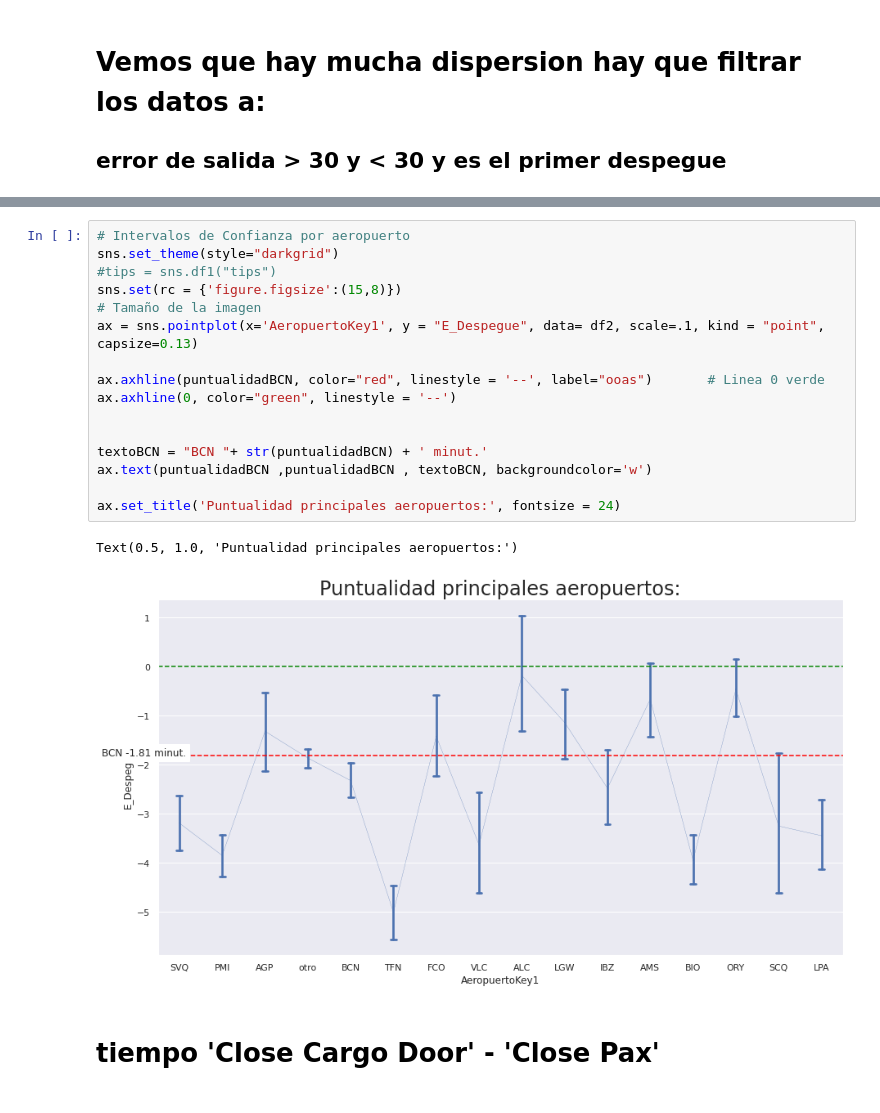
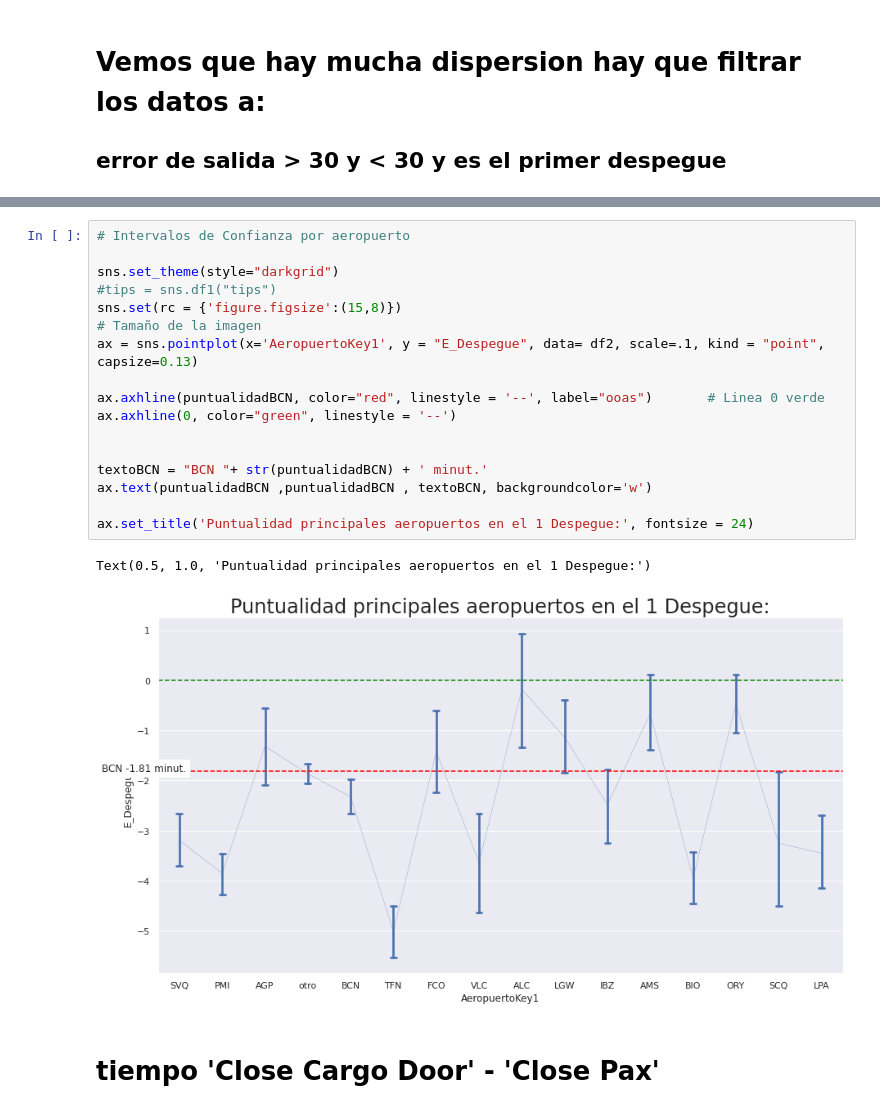
Before and after one commit to JMML2021/Analisis-Compa-ia-Aerea-Espa-ola, a Jupyter notebook: Calculo Vueling 2022 con codigos Rev G.ipynb, the cells around one changed output, grey strips where cells are left out. Cells and saved outputs as stored; diff of their text form.

```diff
--- a/Calculo Vueling 2022 con codigos Rev G.ipynb
+++ b/Calculo Vueling 2022 con codigos Rev G.ipynb
@@ -498,22 +509,23 @@ puntualidadBCN = round((df2BarcelonaPuntualida['E_Despegue'].mean()),2)#
 # %%
 # Intervalos de Confianza por aeropuerto
+
 sns.set_theme(style="darkgrid")
 #tips = sns.df1("tips")
 sns.set(rc = {'figure.figsize':(15,8)})
 # Tamaño de la imagen
 ax = sns.pointplot(x='AeropuertoKey1', y = "E_Despegue", data= df2, scale=.1, kind = "point", capsize=0.13)
 
 ax.axhline(puntualidadBCN, color="red", linestyle = '--', label="ooas")       # Linea 0 verde
 ax.axhline(0, color="green", linestyle = '--')
 
 
 textoBCN = "BCN "+ str(puntualidadBCN) + ' minut.'
 ax.text(puntualidadBCN ,puntualidadBCN , textoBCN, backgroundcolor='w')
 
-ax.set_title('Puntualidad principales aeropuertos:', fontsize = 24)
+ax.set_title('Puntualidad principales aeropuertos en el 1 Despegue:', fontsize = 24)
 # %% [output]
-Text(0.5, 1.0, 'Puntualidad principales aeropuertos:')
+Text(0.5, 1.0, 'Puntualidad principales aeropuertos en el 1 Despegue:')
-[figure, old version]
+[figure, new version]
 # %% [markdown]
 # tiempo 'Close Cargo Door'  -   'Close Pax'
 # %%
```
Also changed, not shown: parts of 29 cells of this notebook.
